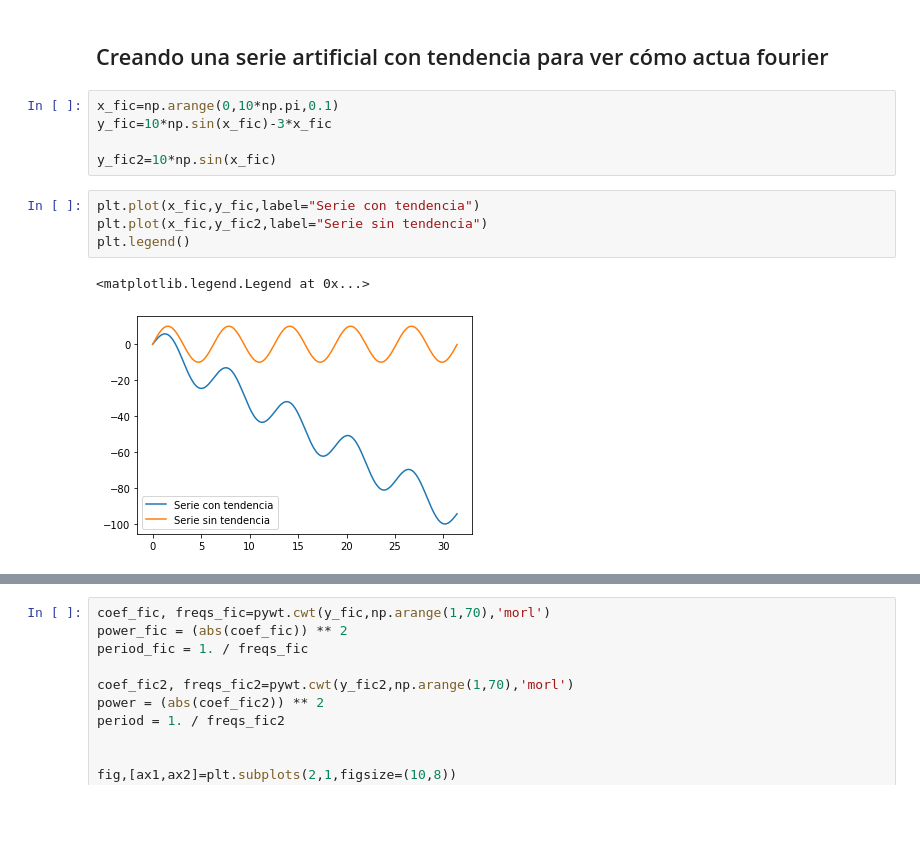
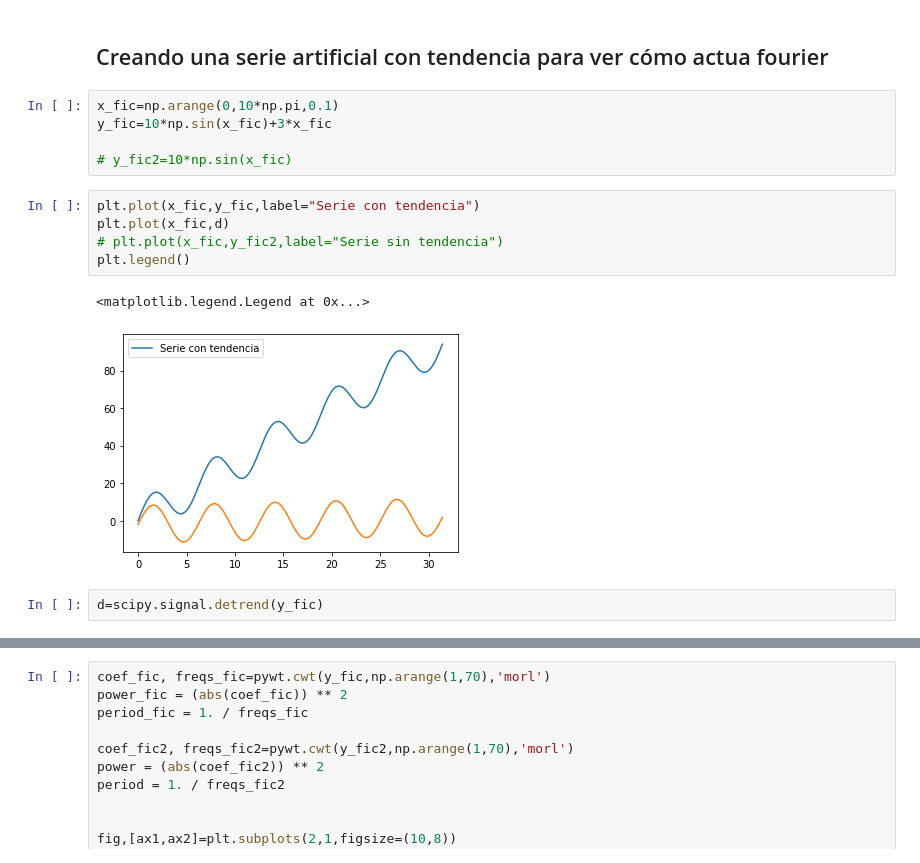
Before and after one commit to FrankAyalaC/Nivel-del-mar-en-Buenaventura, a Jupyter notebook: Scripts/TDG_2019.ipynb, the cells around one changed output, grey strips where cells are left out. Drawn from its saved outputs; the diff is of its cells as text; blank space fills up the shorter version.

```diff
--- a/Scripts/TDG_2019.ipynb
+++ b/Scripts/TDG_2019.ipynb
@@ -69,13 +74,16 @@ Para enconctrar la tendencia se piensa en la transformada de onditas, aunque pri
 ## Creando una serie artificial con tendencia para ver cómo actua fourier
 # %%
 x_fic=np.arange(0,10*np.pi,0.1)
-y_fic=10*np.sin(x_fic)-3*x_fic
+y_fic=10*np.sin(x_fic)+3*x_fic
 
-y_fic2=10*np.sin(x_fic)
+# y_fic2=10*np.sin(x_fic)
 # %%
 plt.plot(x_fic,y_fic,label="Serie con tendencia")
-plt.plot(x_fic,y_fic2,label="Serie sin tendencia")
+plt.plot(x_fic,d)
+# plt.plot(x_fic,y_fic2,label="Serie sin tendencia")
 plt.legend()
 # %% [output]
 <matplotlib.legend.Legend at 0x...>
-[figure, old version]
+[figure, new version]
+# %%
+d=scipy.signal.detrend(y_fic)
```
Also changed, not shown: parts of 6 cells of this notebook, 30 other files.
